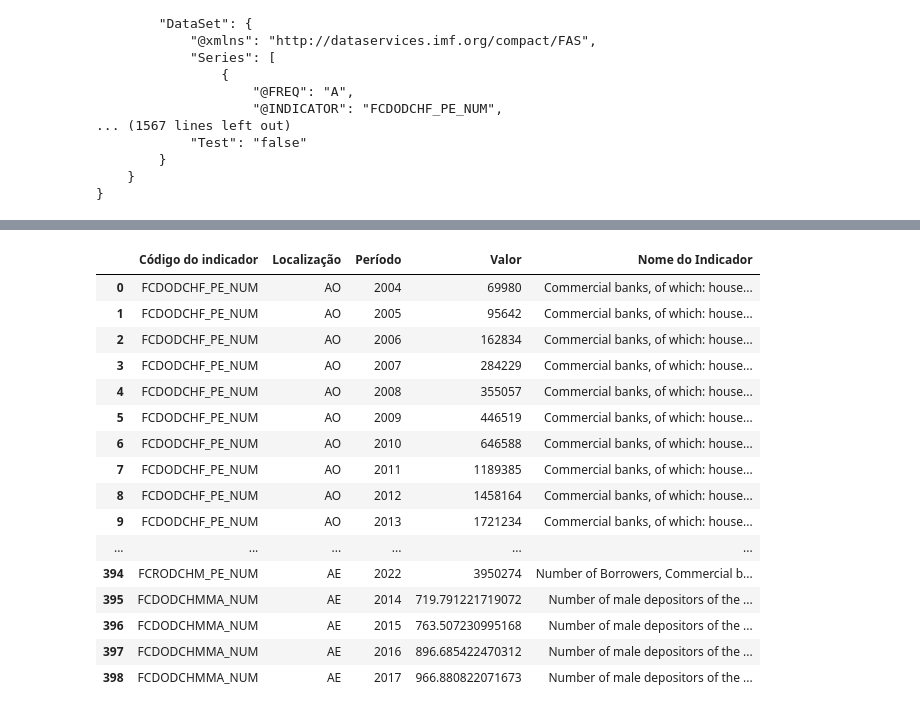
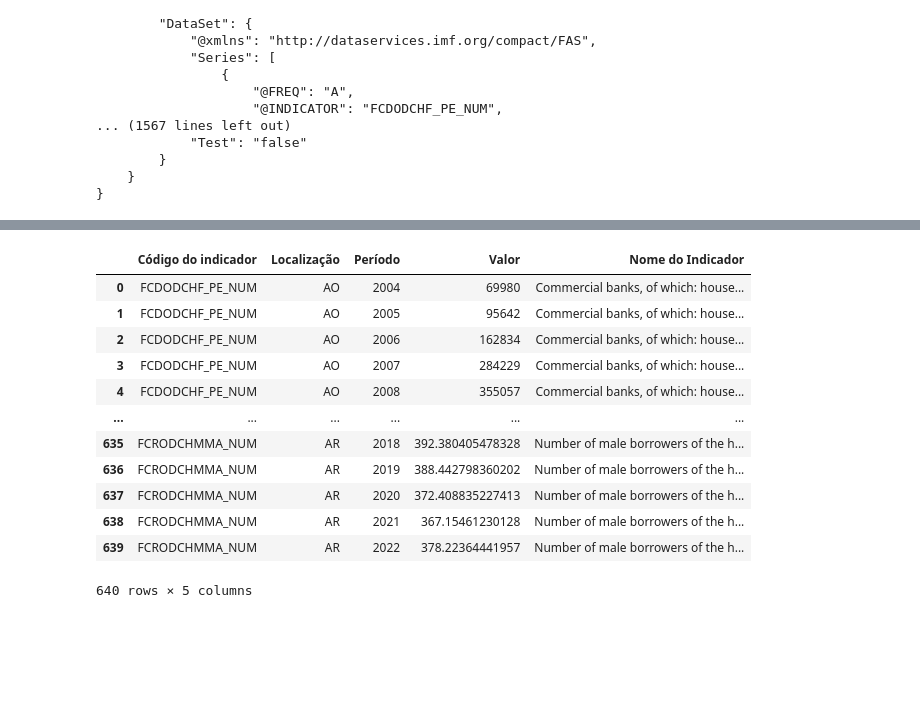
Before and after one commit to mariaraquelbarbosa/projeto-her.dev, a Jupyter notebook: Her.dev/Extracao_FMI.ipynb, the cells around one changed output, grey strips where cells are left out. Saved outputs shown, nothing was run; the diff lists cells and outputs as text; code cells hidden in the pictures; blank space fills up the shorter version.

```diff
--- a/Her.dev/Extracao_FMI.ipynb
+++ b/Her.dev/Extracao_FMI.ipynb
@@ -270,21 +255,17 @@ df2
 # %%
-df3 = pd.concat([df1,df2], ignore_index=True)
-df3
+df = pd.concat([df1,df2], ignore_index=True)
+df
 # %% [output]
 |  | Código do indicador | Localização | Período | Valor | Nome do Indicador |
 | 0 | FCDODCHF_PE_NUM | AO | 2004 | 69980 | Commercial banks, of which: house... |
 | 1 | FCDODCHF_PE_NUM | AO | 2005 | 95642 | Commercial banks, of which: house... |
 | 2 | FCDODCHF_PE_NUM | AO | 2006 | 162834 | Commercial banks, of which: house... |
 | 3 | FCDODCHF_PE_NUM | AO | 2007 | 284229 | Commercial banks, of which: house... |
 | 4 | FCDODCHF_PE_NUM | AO | 2008 | 355057 | Commercial banks, of which: house... |
-| 5 | FCDODCHF_PE_NUM | AO | 2009 | 446519 | Commercial banks, of which: house... |
-| 6 | FCDODCHF_PE_NUM | AO | 2010 | 646588 | Commercial banks, of which: house... |
-| 7 | FCDODCHF_PE_NUM | AO | 2011 | 1189385 | Commercial banks, of which: house... |
-| 8 | FCDODCHF_PE_NUM | AO | 2012 | 1458164 | Commercial banks, of which: house... |
-| 9 | FCDODCHF_PE_NUM | AO | 2013 | 1721234 | Commercial banks, of which: house... |
 | ... | ... | ... | ... | ... | ... |
-| 394 | FCRODCHM_PE_NUM | AE | 2022 | 3950274 | Number of Borrowers, Commercial b... |
-| 395 | FCDODCHMMA_NUM | AE | 2014 | 719.791221719072 | Number of male depositors of the ... |
-| 396 | FCDODCHMMA_NUM | AE | 2015 | 763.507230995168 | Number of male depositors of the ... |
-| 397 | FCDODCHMMA_NUM | AE | 2016 | 896.685422470312 | Number of male depositors of the ... |
-| 398 | FCDODCHMMA_NUM | AE | 2017 | 966.880822071673 | Number of male depositors of the ... |
+| 635 | FCRODCHMMA_NUM | AR | 2018 | 392.380405478328 | Number of male borrowers of the h... |
+| 636 | FCRODCHMMA_NUM | AR | 2019 | 388.442798360202 | Number of male borrowers of the h... |
+| 637 | FCRODCHMMA_NUM | AR | 2020 | 372.408835227413 | Number of male borrowers of the h... |
+| 638 | FCRODCHMMA_NUM | AR | 2021 | 367.15461230128 | Number of male borrowers of the h... |
+| 639 | FCRODCHMMA_NUM | AR | 2022 | 378.22364441957 | Number of male borrowers of the h... |
+640 rows × 5 columns
```
Also changed, not shown: parts of 12 cells of this notebook, 1 other file.
